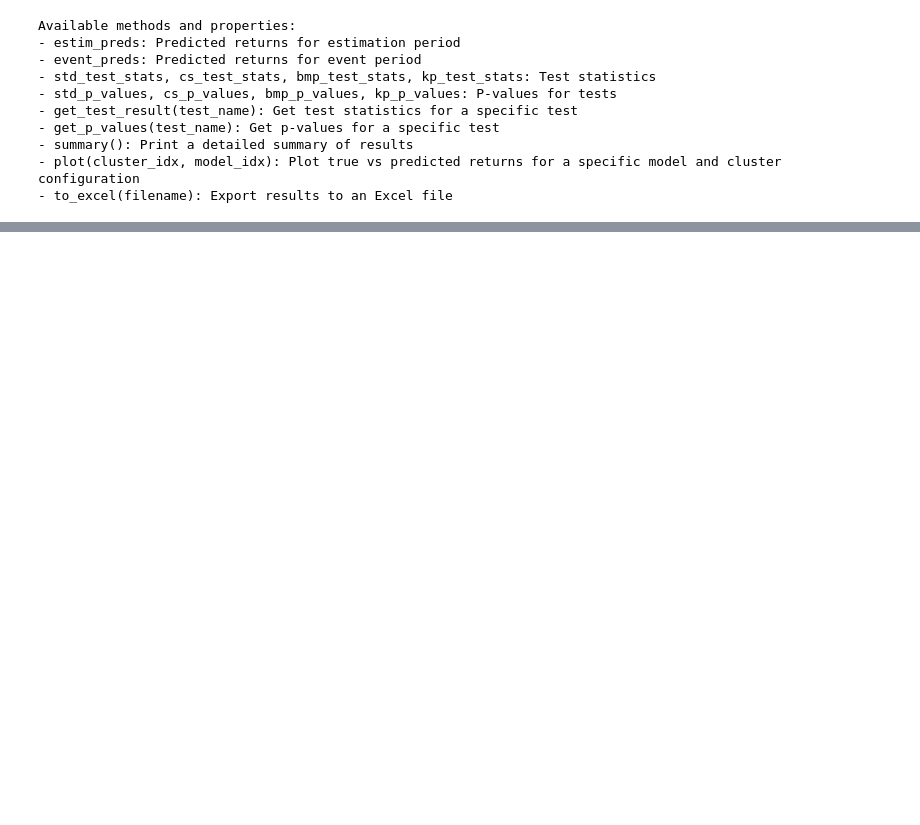
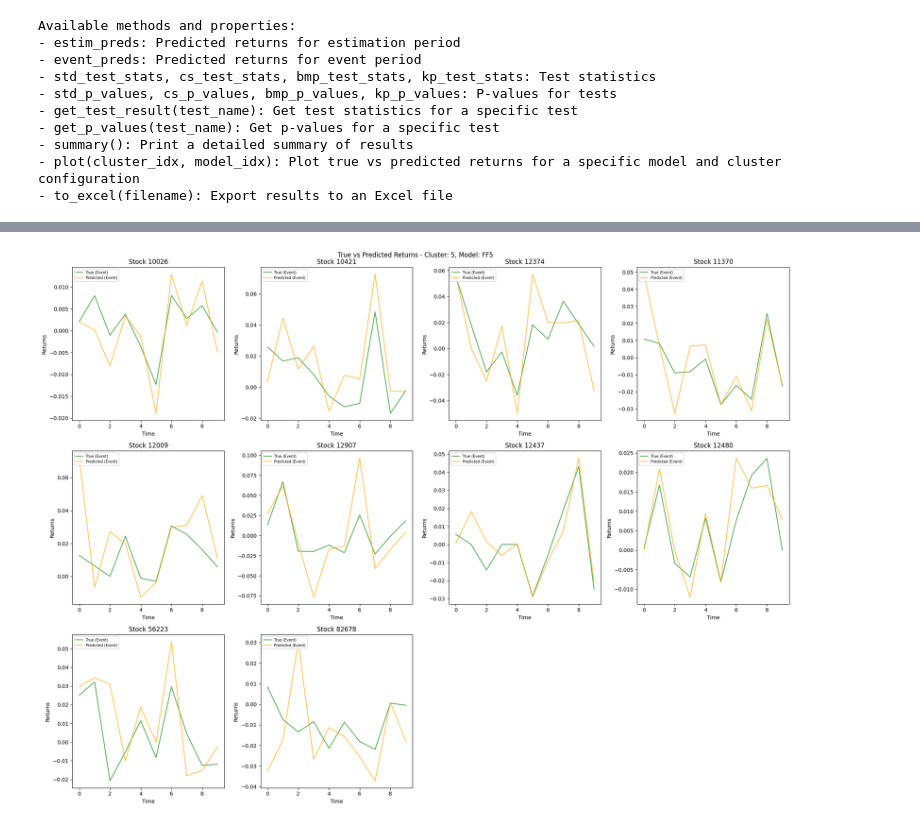
Before and after one commit to remigenet/py_event_studies, a Jupyter notebook: example/demo.ipynb, the cells around one changed output, grey strips where cells are left out. Saved outputs shown, nothing was run; the diff lists cells and outputs as text; code cells hidden in the pictures; blank space fills up the shorter version.

```diff
--- a/example/demo.ipynb
+++ b/example/demo.ipynb
@@ -96 +122,6 @@ display(results.std_p_values)
+# %%
+# Plot prediction with one method only for all stocks on whole period
+results.plot(5, 'FF5', only_event=True)
+# %% [output]
+[figure, added]
 # %%
```
Also changed, not shown: parts of 11 cells of this notebook, 5 other files.
